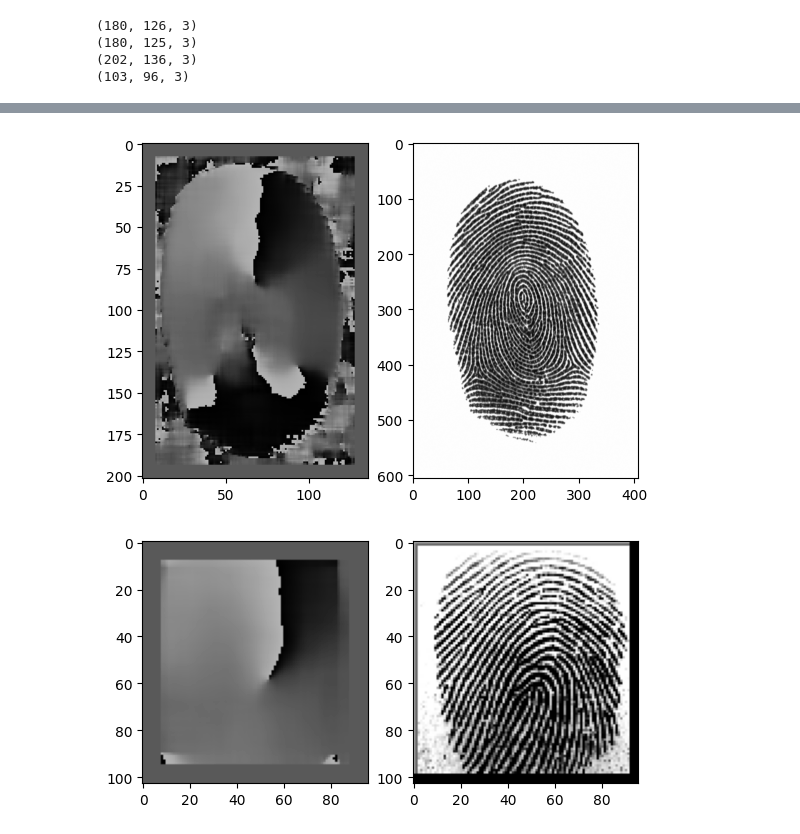
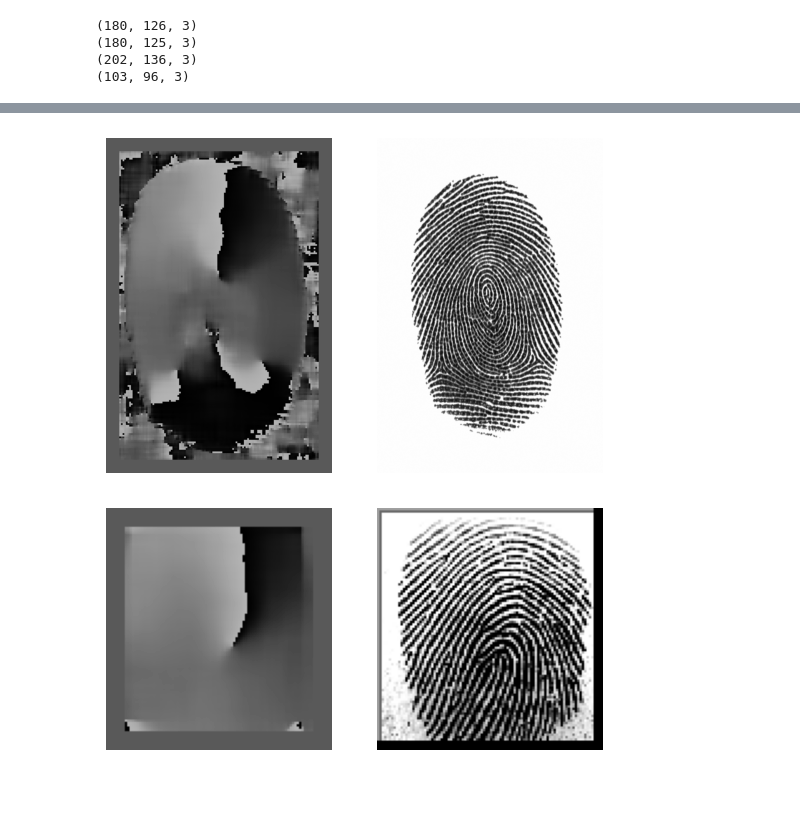
Before and after one commit to FourthCourseProjects/FingerPrintDetection, a Jupyter notebook: main.ipynb, the cells around one changed output, grey strips where cells are left out. Drawn from its saved outputs; the diff is of its cells as text; code cells hidden in the pictures; blank space fills up the shorter version.

```diff
--- a/main.ipynb
+++ b/main.ipynb
@@ -48,13 +49,17 @@ class OrientationFieldCreator:
         return np.rad2deg(0.5 * np.pi + 0.5 * np.arctan2(2 * g_xy, g_xx - g_yy)) % 180
 # %%
 orientation_field_creator = OrientationFieldCreator(16)
+if not os.path.exists("orientation_fields"): os.makedirs("orientation_fields")
 
 def show(im1, im2):
     plt.subplot(1,2,1)
+    plt.axis('off')
     plt.imshow(im1, cmap='gray', vmin=0, vmax=255)
-    cv.imwrite("ouptut.png", im1)
     plt.subplot(1,2,2)
+    plt.axis('off')
     plt.imshow(im2)
 
-show(orientation_field_creator.create_field_for(image_01_01), cv.imread('fingerprints/finger_print_01_01_C.bmp'))
+orientation_field_image_01_01 = orientation_field_creator.create_field_for(image_01_01)
+cv.imwrite("orientation_fields/orientation_field_image_01_01.png", orientation_field_image_01_01)
+show(orientation_field_image_01_01, cv.imread('fingerprints/finger_print_01_01_C.bmp'))
 # %% [output]
@@ -66,8 +73,12 @@ show(orientation_field_creator.create_field_for(image_01_02), cv.imread('fingerp
 # %%
-show(orientation_field_creator.create_field_for(image_02), cv.imread('fingerprints/finger_print_06.bmp'))
+orientation_field_image_02 = orientation_field_creator.create_field_for(image_02)
+cv.imwrite("orientation_fields/orientation_field_image_02.png", orientation_field_image_02)
+show(orientation_field_image_02, cv.imread('fingerprints/finger_print_06.bmp'))
 # %% [output]
-[figure, old version]
+[figure, new version]
 # %%
-show(orientation_field_creator.create_field_for(image_03), cv.imread('fingerprints/example_0.bmp'))
+orientation_field_image_03 = orientation_field_creator.create_field_for(image_03)
+cv.imwrite("orientation_fields/orientation_field_image_03.png", orientation_field_image_03)
+show(orientation_field_image_03, cv.imread('fingerprints/example_0.bmp'))
 # %% [output]
-[figure, old version]
+[figure, new version]
```
Also changed, not shown: parts of 7 cells of this notebook, 4 other files.
